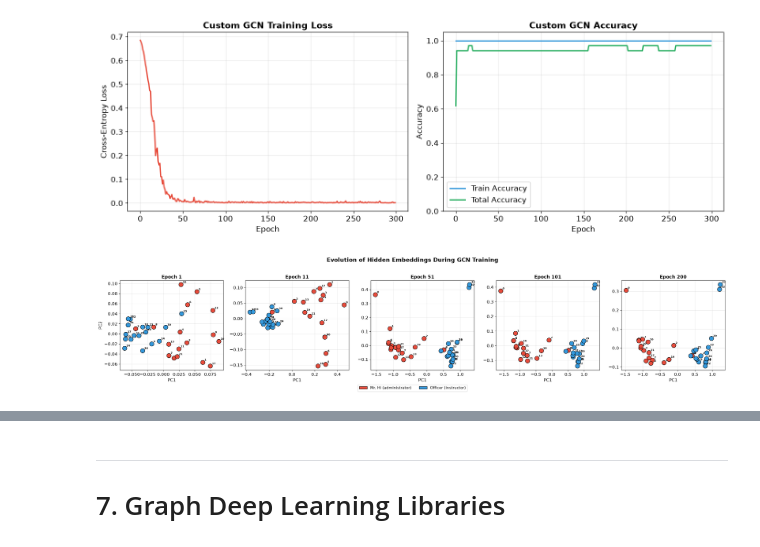
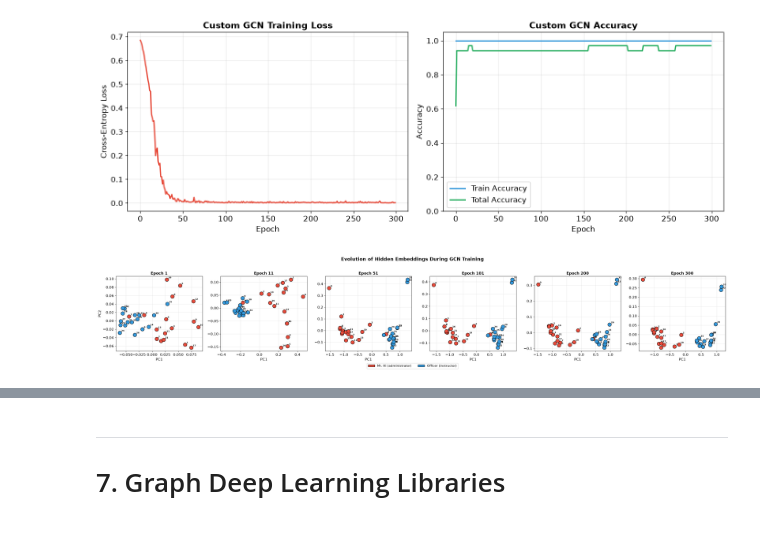
Before and after one commit to NSLab-CUK/Graph-Neural-Networks-Fall-2026, a Jupyter notebook: W2/PracticeCode_2.ipynb, the cells around one changed output, grey strips where cells are left out. Saved outputs shown, nothing was run; the diff lists cells and outputs as text; code cells hidden in the pictures.

```diff
--- a/W2/PracticeCode_2.ipynb
+++ b/W2/PracticeCode_2.ipynb
@@ -1196,7 +1230,7 @@ def train_sparse_model(model, data, epochs=300, lr=0.01, name="model"):
         history_train.append(train_acc)
         history_full.append(full_acc)
 
-        if epoch in [0, 10, 50, 100, 199]:
+        if epoch in [0, 10, 50, 100, 199, 299]:
             snapshots[epoch] = hidden.detach().clone()
 
         if (epoch + 1) % 20 == 0:
@@ -1258,33 +1292,35 @@ plt.show()
 # %% [output]
 [figure]
 # %%
-snapshot_epochs = sorted(embedding_snapshots.keys())
+snapshot_epochs = [
+    epoch for epoch in sorted(embedding_snapshots.keys()) if epoch <= 299
+]
 fig, axes = plt.subplots(1, len(snapshot_epochs), figsize=(5 * len(snapshot_epochs), 5))
 community_colors = club_color_list(labels)
 
 for idx, epoch in enumerate(snapshot_epochs):
     h = embedding_snapshots[epoch].numpy()
     h_2d = PCA(n_components=2).fit_transform(h)
     axes[idx].scatter(h_2d[:, 0], h_2d[:, 1], c=community_colors, s=150, edgecolors="black", linewidths=1, zorder=5)
     for j in range(num_nodes):
         axes[idx].annotate(str(j), (h_2d[j, 0], h_2d[j, 1]), textcoords="offset points", xytext=(5, 5), fontsize=7, fontweight="bold")
     axes[idx].set_title(f"Epoch {epoch + 1}", fontsize=13, fontweight="bold")
     axes[idx].set_xlabel("PC1")
     axes[idx].set_ylabel("PC2" if idx == 0 else "")
     axes[idx].grid(True, alpha=0.3)
 
 fig.legend(
     handles=[
         mpatches.Patch(facecolor=CLUB_COLORS[i], edgecolor="black", label=CLUB_NAMES[i])
         for i in range(num_classes)
     ],
     loc="lower center",
     ncol=2,
     fontsize=11,
     bbox_to_anchor=(0.5, -0.05),
 )
 fig.suptitle("Evolution of Hidden Embeddings During GCN Training", fontsize=16, fontweight="bold", y=1.02)
 plt.tight_layout()
 plt.show()
 # %% [output]
-[figure, old version]
+[figure, new version]
```
Also changed, not shown: parts of 6 cells of this notebook.
